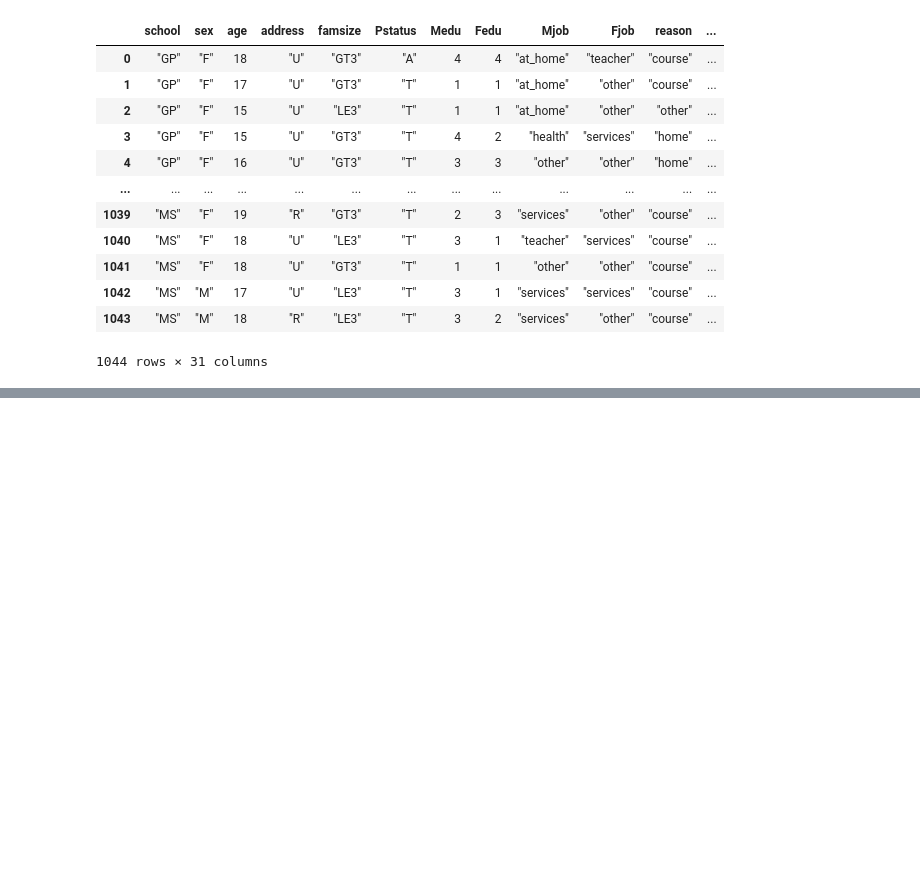
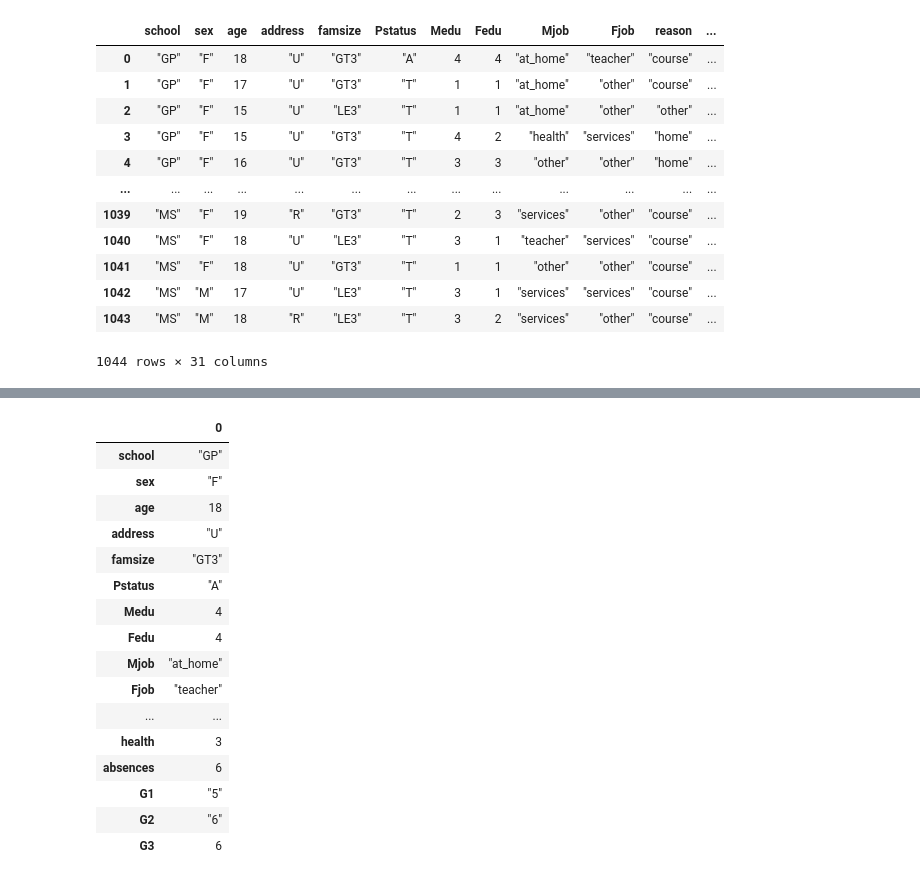
Before and after one commit to MShimer33/MachineLearningFinalProject, a Jupyter notebook: education.ipynb, the cells around one changed output, grey strips where cells are left out. Saved outputs shown, nothing was run; the diff lists cells and outputs as text; code cells hidden in the pictures; blank space fills up the shorter version.

```diff
--- a/education.ipynb
+++ b/education.ipynb
@@ -294,0 +278,20 @@ pd.hist()
+# %%
+pd.DataFrame(data.loc()[0])
+# %% [output]
+|  | 0 |
+| school | "GP" |
+| sex | "F" |
+| age | 18 |
+| address | "U" |
+| famsize | "GT3" |
+| Pstatus | "A" |
+| Medu | 4 |
+| Fedu | 4 |
+| Mjob | "at_home" |
+| Fjob | "teacher" |
+| ... | ... |
+| health | 3 |
+| absences | 6 |
+| G1 | "5" |
+| G2 | "6" |
+| G3 | 6 |
```
Also changed, not shown: parts of 4 cells of this notebook.
